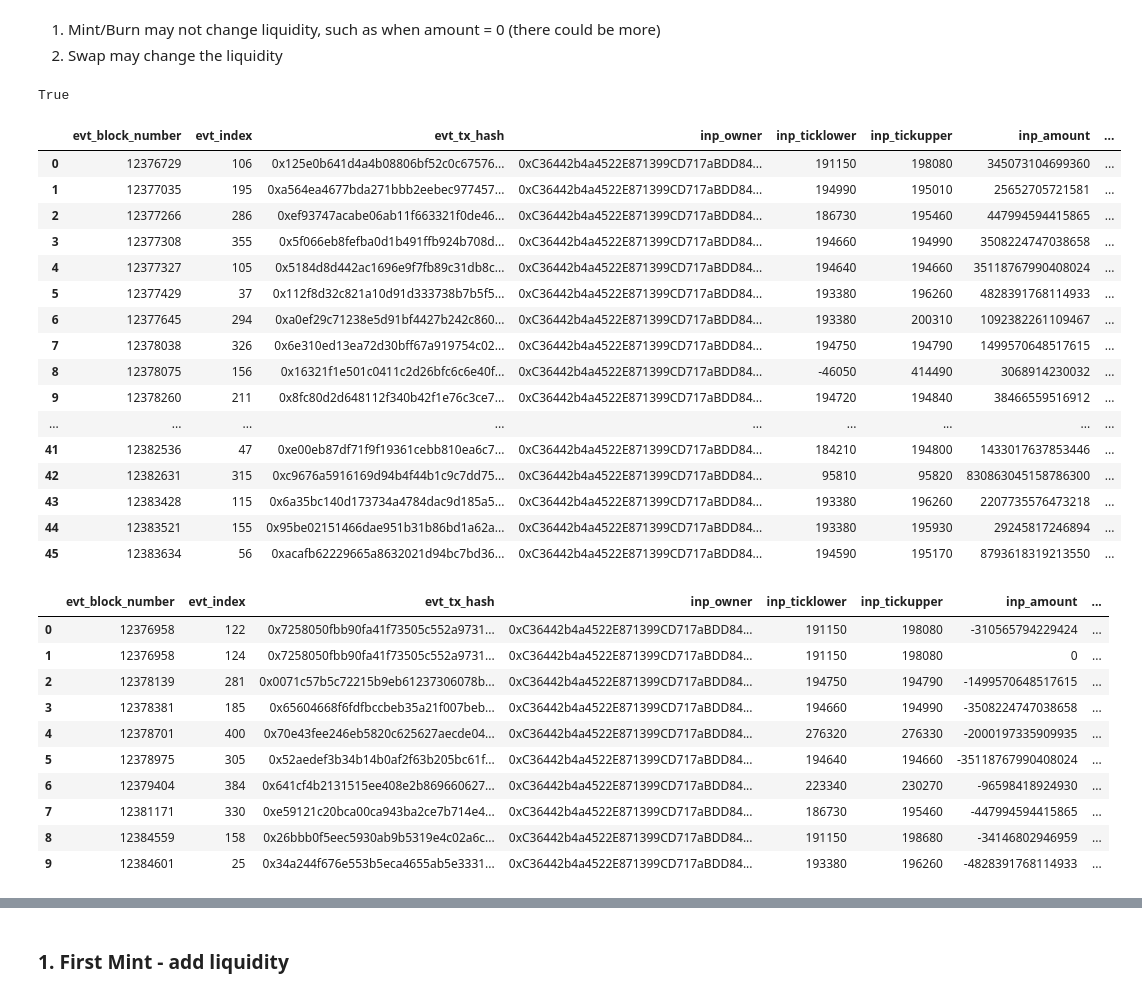
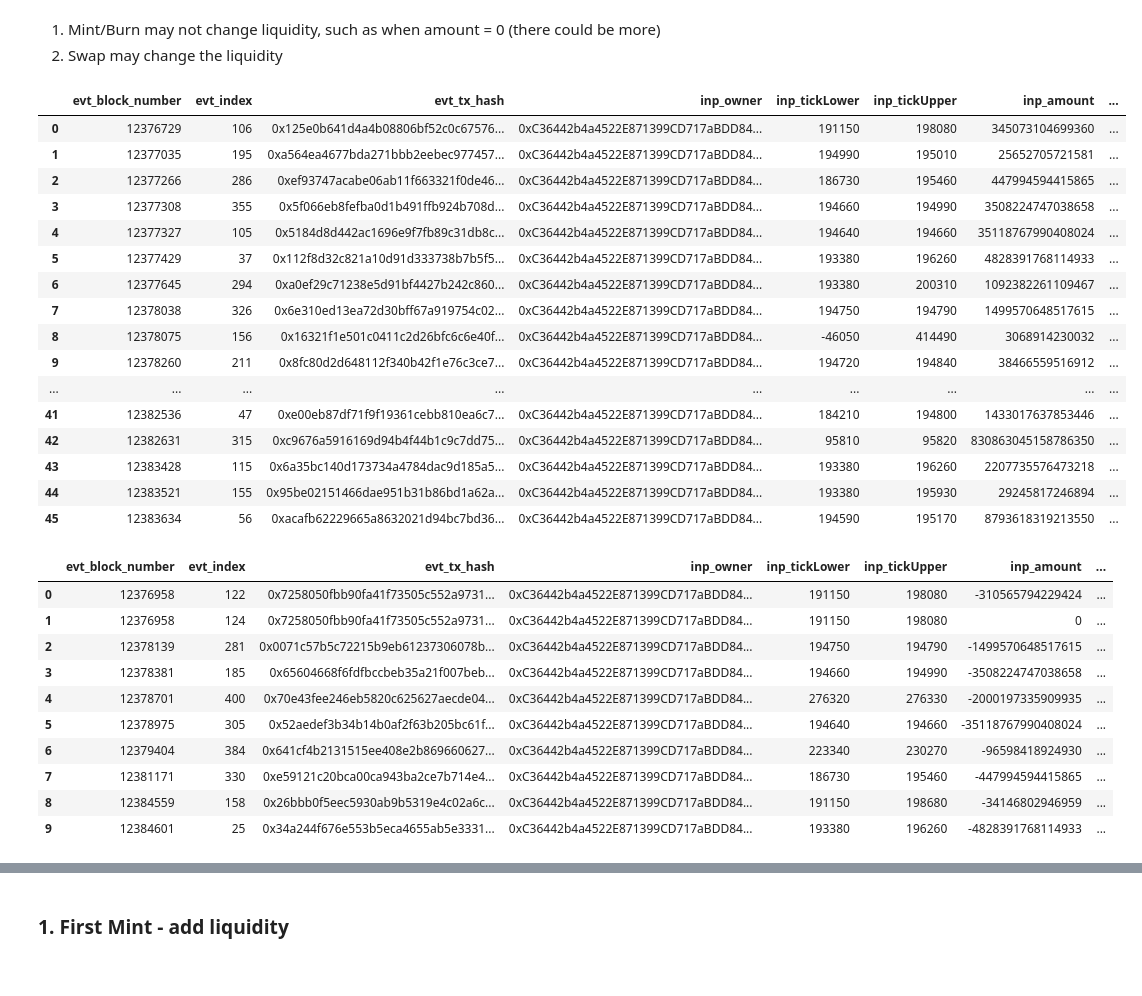
Before and after one commit to credmark/credmark-models-notebook, a Jupyter notebook: uniswap/v3-liquidity.ipynb, the cells around one changed output, grey strips where cells are left out. Cells and saved outputs as stored; diff of their text form; code cells hidden in the pictures.

```diff
--- a/uniswap/v3-liquidity.ipynb
+++ b/uniswap/v3-liquidity.ipynb
@@ -111,16 +111,15 @@ context.remove_model_by_slug('jit.liquidity')
 context.add_model(JitLiquidity)
 
 # Check whether the model has been loaded
-'jit.liquidity' in model_loader.loaded_model_version_lists()
+assert 'jit.liquidity' in model_loader.loaded_model_version_lists()
-# %% [output]
-True
 # %%
 df_mint_sel = (df_mint
-    [['evt_block_number', 'evt_index', 'evt_tx_hash', 'inp_owner', 'inp_ticklower', 'inp_tickupper', 'inp_amount', 'inp_amount0', 'inp_amount1']]
+    [['evt_block_number', 'evt_index', 'evt_tx_hash', 'inp_owner', 'inp_tickLower', 'inp_tickUpper', 'inp_amount', 'inp_amount0', 'inp_amount1']]
+    .assign(inp_amount1 = lambda x: x.inp_amount1.apply(int))
 )
 df_mint_sel
 # %% [output]
-|  | evt_block_number | evt_index | evt_tx_hash | inp_owner | inp_ticklower | inp_tickupper | inp_amount | ... |
+|  | evt_block_number | evt_index | evt_tx_hash | inp_owner | inp_tickLower | inp_tickUpper | inp_amount | ... |
 | 0 | 12376729 | 106 | 0x125e0b641d4a4b08806bf52c0c67576... | 0xC36442b4a4522E871399CD717aBDD84... | 191150 | 198080 | 345073104699360 | ... |
 | 1 | 12377035 | 195 | 0xa564ea4677bda271bbb2eebec977457... | 0xC36442b4a4522E871399CD717aBDD84... | 194990 | 195010 | 25652705721581 | ... |
 | 2 | 12377266 | 286 | 0xef93747acabe06ab11f663321f0de46... | 0xC36442b4a4522E871399CD717aBDD84... | 186730 | 195460 | 447994594415865 | ... |
@@ -133,20 +132,20 @@ df_mint_sel
 | 9 | 12378260 | 211 | 0x8fc80d2d648112f340b42f1e76c3ce7... | 0xC36442b4a4522E871399CD717aBDD84... | 194720 | 194840 | 38466559516912 | ... |
 | ... | ... | ... | ... | ... | ... | ... | ... | ... |
 | 41 | 12382536 | 47 | 0xe00eb87df71f9f19361cebb810ea6c7... | 0xC36442b4a4522E871399CD717aBDD84... | 184210 | 194800 | 1433017637853446 | ... |
-| 42 | 12382631 | 315 | 0xc9676a5916169d94b4f44b1c9c7dd75... | 0xC36442b4a4522E871399CD717aBDD84... | 95810 | 95820 | 830863045158786300 | ... |
+| 42 | 12382631 | 315 | 0xc9676a5916169d94b4f44b1c9c7dd75... | 0xC36442b4a4522E871399CD717aBDD84... | 95810 | 95820 | 830863045158786350 | ... |
 | 43 | 12383428 | 115 | 0x6a35bc140d173734a4784dac9d185a5... | 0xC36442b4a4522E871399CD717aBDD84... | 193380 | 196260 | 2207735576473218 | ... |
 | 44 | 12383521 | 155 | 0x95be02151466dae951b31b86bd1a62a... | 0xC36442b4a4522E871399CD717aBDD84... | 193380 | 195930 | 29245817246894 | ... |
 | 45 | 12383634 | 56 | 0xacafb62229665a8632021d94bc7bd36... | 0xC36442b4a4522E871399CD717aBDD84... | 194590 | 195170 | 8793618319213550 | ... |
 # %%
 df_burn_sel = (df_burn
-    [['evt_block_number', 'evt_index', 'evt_tx_hash', 'inp_owner', 'inp_ticklower', 'inp_tickupper', 'inp_amount', 'inp_amount0', 'inp_amount1']]
+    [['evt_block_number', 'evt_index', 'evt_tx_hash', 'inp_owner', 'inp_tickLower', 'inp_tickUpper', 'inp_amount', 'inp_amount0', 'inp_amount1']]
     .assign(inp_amount=lambda x: -x.inp_amount,
             inp_amount0=lambda x: -x.inp_amount0,
             inp_amount1=lambda x: -x.inp_amount1)
 )
 df_burn_sel
 # %% [output]
-|  | evt_block_number | evt_index | evt_tx_hash | inp_owner | inp_ticklower | inp_tickupper | inp_amount | ... |
+|  | evt_block_number | evt_index | evt_tx_hash | inp_owner | inp_tickLower | inp_tickUpper | inp_amount | ... |
 | 0 | 12376958 | 122 | 0x7258050fbb90fa41f73505c552a9731... | 0xC36442b4a4522E871399CD717aBDD84... | 191150 | 198080 | -310565794229424 | ... |
 | 1 | 12376958 | 124 | 0x7258050fbb90fa41f73505c552a9731... | 0xC36442b4a4522E871399CD717aBDD84... | 191150 | 198080 | 0 | ... |
 | 2 | 12378139 | 281 | 0x0071c57b5c72215b9eb61237306078b... | 0xC36442b4a4522E871399CD717aBDD84... | 194750 | 194790 | -1499570648517615 | ... |
```
Also changed, not shown: parts of 27 cells of this notebook, 15 other files.
